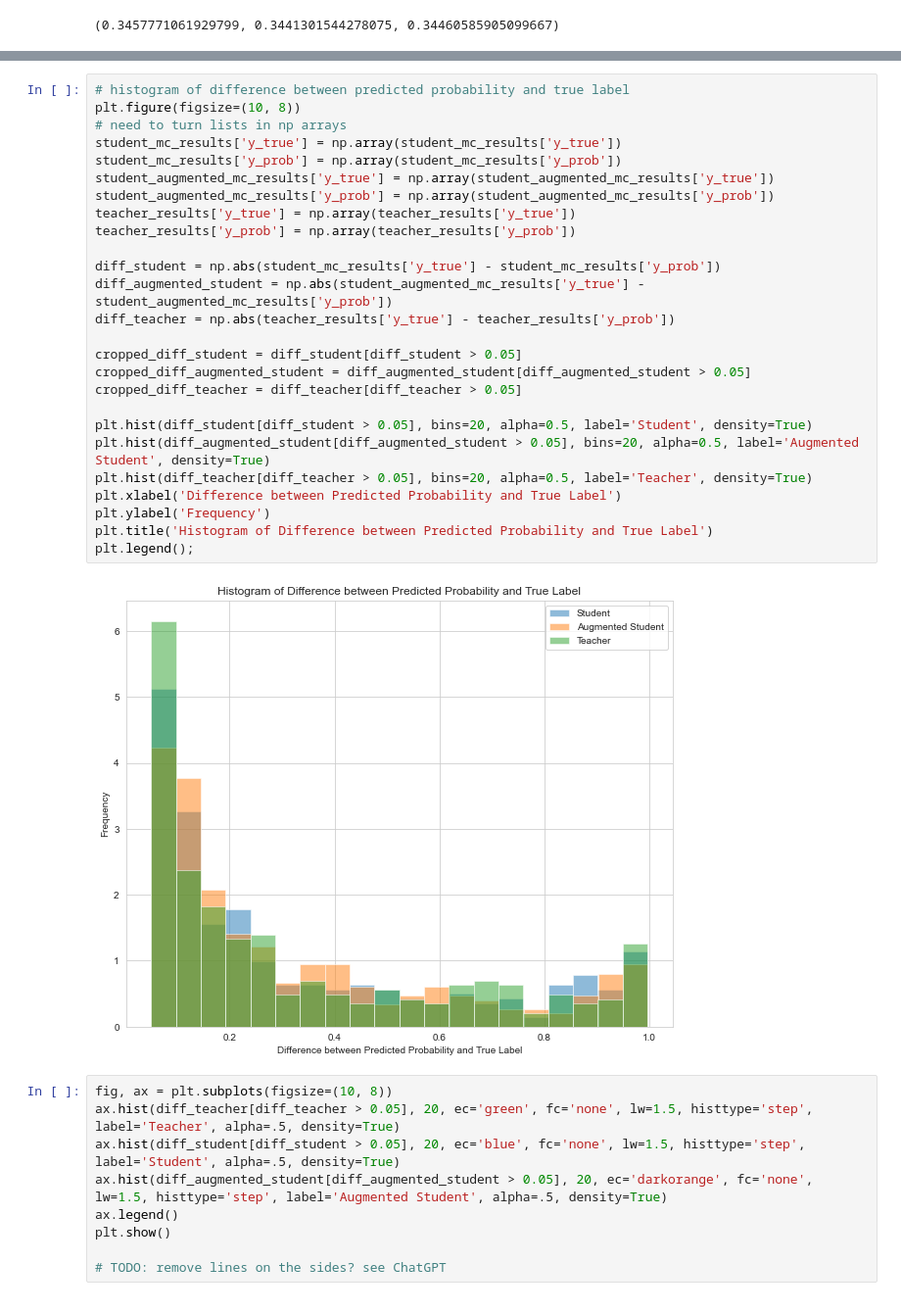
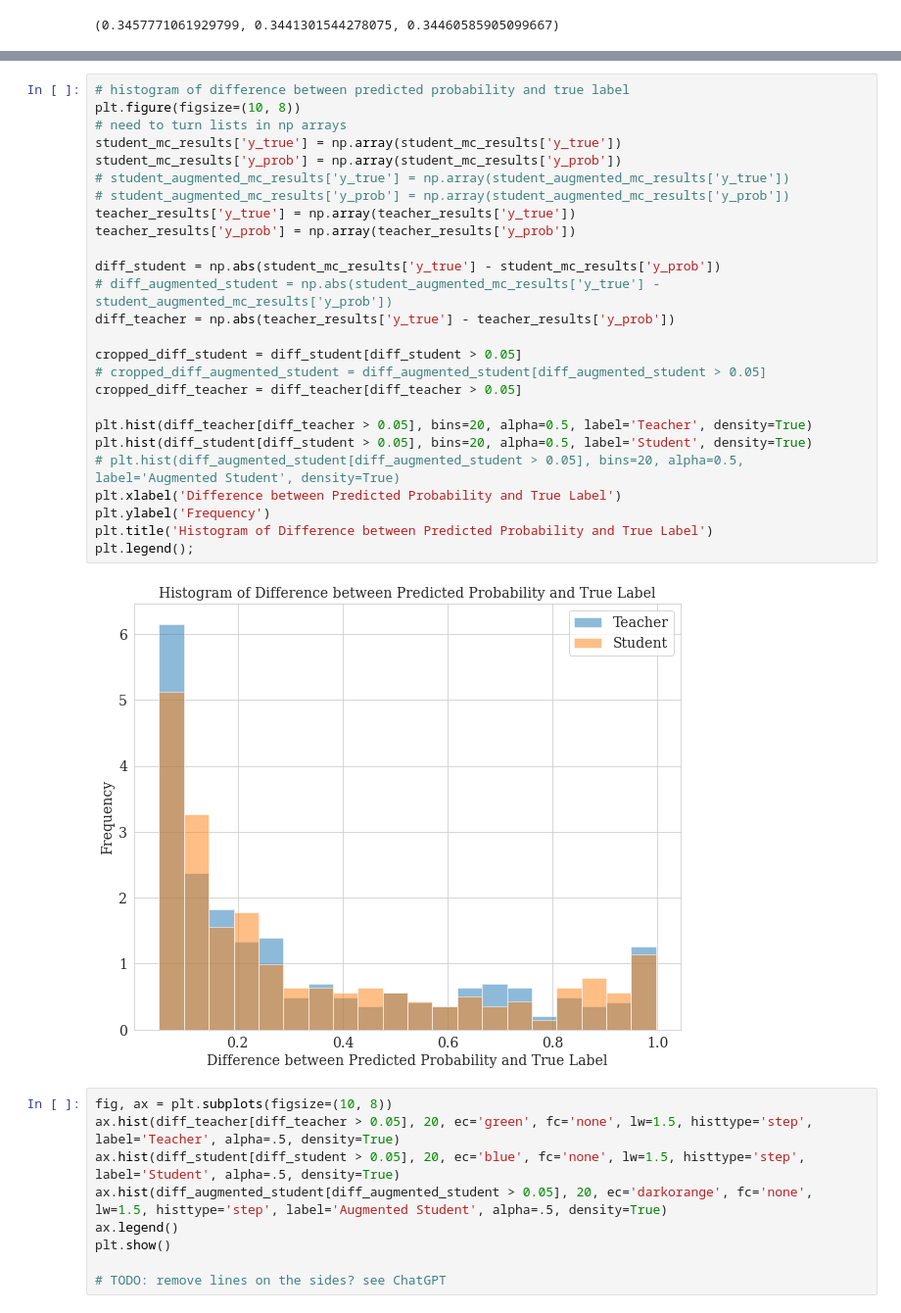
Before and after one commit to jsonnenburg/real-time-uncertainty-text-classification, a Jupyter notebook: analysis/teacher_student_MCD_performance.ipynb, the cells around one changed output, grey strips where cells are left out. Shown at 98% size. Saved outputs shown, nothing was run; the diff lists cells and outputs as text.

```diff
--- a/analysis/teacher_student_MCD_performance.ipynb
+++ b/analysis/teacher_student_MCD_performance.ipynb
@@ -209,31 +316,31 @@ teacher_results['ece_score'], student_mc_results['ece_score'], student_augmented
 # %%
 # histogram of difference between predicted probability and true label
 plt.figure(figsize=(10, 8))
 # need to turn lists in np arrays
 student_mc_results['y_true'] = np.array(student_mc_results['y_true'])
 student_mc_results['y_prob'] = np.array(student_mc_results['y_prob'])
-student_augmented_mc_results['y_true'] = np.array(student_augmented_mc_results['y_true'])
-student_augmented_mc_results['y_prob'] = np.array(student_augmented_mc_results['y_prob'])
+# student_augmented_mc_results['y_true'] = np.array(student_augmented_mc_results['y_true'])
+# student_augmented_mc_results['y_prob'] = np.array(student_augmented_mc_results['y_prob'])
 teacher_results['y_true'] = np.array(teacher_results['y_true'])
 teacher_results['y_prob'] = np.array(teacher_results['y_prob'])
 
 diff_student = np.abs(student_mc_results['y_true'] - student_mc_results['y_prob'])
-diff_augmented_student = np.abs(student_augmented_mc_results['y_true'] - student_augmented_mc_results['y_prob'])
+# diff_augmented_student = np.abs(student_augmented_mc_results['y_true'] - student_augmented_mc_results['y_prob'])
 diff_teacher = np.abs(teacher_results['y_true'] - teacher_results['y_prob'])
 
 cropped_diff_student = diff_student[diff_student > 0.05]
-cropped_diff_augmented_student = diff_augmented_student[diff_augmented_student > 0.05]
+# cropped_diff_augmented_student = diff_augmented_student[diff_augmented_student > 0.05]
 cropped_diff_teacher = diff_teacher[diff_teacher > 0.05]
 
+plt.hist(diff_teacher[diff_teacher > 0.05], bins=20, alpha=0.5, label='Teacher', density=True)
 plt.hist(diff_student[diff_student > 0.05], bins=20, alpha=0.5, label='Student', density=True)
-plt.hist(diff_augmented_student[diff_augmented_student > 0.05], bins=20, alpha=0.5, label='Augmented Student', density=True)
-plt.hist(diff_teacher[diff_teacher > 0.05], bins=20, alpha=0.5, label='Teacher', density=True)
+# plt.hist(diff_augmented_student[diff_augmented_student > 0.05], bins=20, alpha=0.5, label='Augmented Student', density=True)
 plt.xlabel('Difference between Predicted Probability and True Label')
 plt.ylabel('Frequency')
 plt.title('Histogram of Difference between Predicted Probability and True Label')
 plt.legend();
 # %% [output]
-[figure, old version]
+[figure, new version]
 # %%
 fig, ax = plt.subplots(figsize=(10, 8))
 ax.hist(diff_teacher[diff_teacher > 0.05], 20, ec='green', fc='none', lw=1.5, histtype='step', label='Teacher', alpha=.5, density=True)
```
Also changed, not shown: parts of 12 cells of this notebook.
